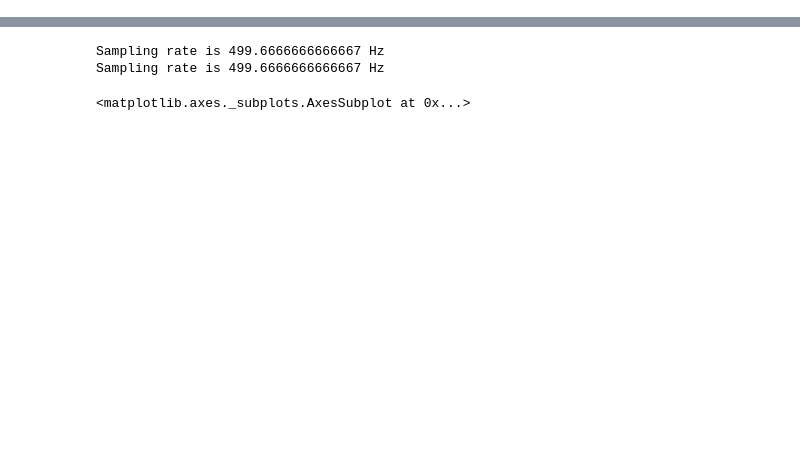
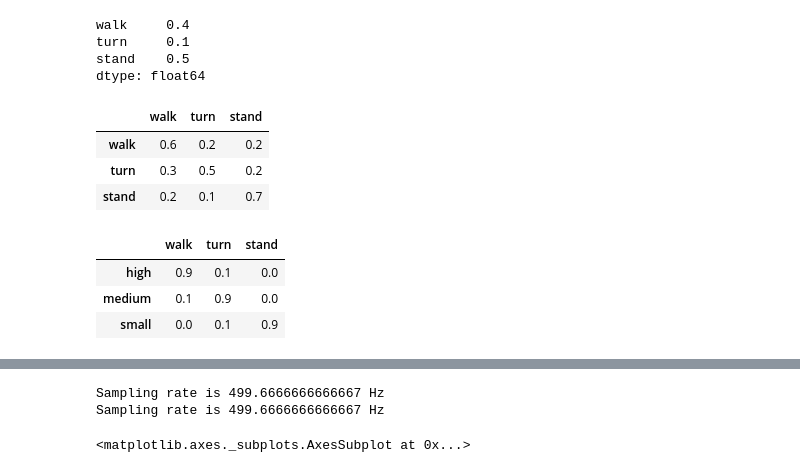
Before and after one commit to pdkit/pdkit, a Jupyter notebook: notebooks/hmm.ipynb, the cells around one changed output, grey strips where cells are left out. Drawn from its saved outputs; the diff is of its cells as text; code cells hidden in the pictures; blank space fills up the shorter version.

```diff
--- a/notebooks/hmm.ipynb
+++ b/notebooks/hmm.ipynb
@@ -11,3 +15,31 @@ sns.set(rc={'figure.figsize':(20.7,8.27)})
+# %%
+states = pd.Series(index=['walk', 'turn', 'stand'], data=[.4, .1, .5])
+states
+# %% [output]
+walk     0.4
+turn     0.1
+stand    0.5
+dtype: float64
+# %%
+transitions = pd.DataFrame(index=states.index, columns=states.index, data = [[.6, .2, .2],
+                                                                            [.3, .5, .2],
+                                                                            [.2, .1, .7]])
+transitions
+# %% [output]
+|  | walk | turn | stand |
+| walk | 0.6 | 0.2 | 0.2 |
+| turn | 0.3 | 0.5 | 0.2 |
+| stand | 0.2 | 0.1 | 0.7 |
+# %%
+emissions = pd.DataFrame(index=['high', 'medium', 'small'], columns=transitions.columns, data=[[.9, .1, 0],
+                                                                                                [.1, .9, 0],
+                                                                                                [0, .1, .9]])
+emissions
+# %% [output]
+|  | walk | turn | stand |
+| high | 0.9 | 0.1 | 0.0 |
+| medium | 0.1 | 0.9 | 0.0 |
+| small | 0.0 | 0.1 | 0.9 |
 # %%
 m = hmm.MultinomialHMM(n_components=3)
 # %%
```
Also changed, not shown: parts of 31 cells of this notebook, 1 other file.
